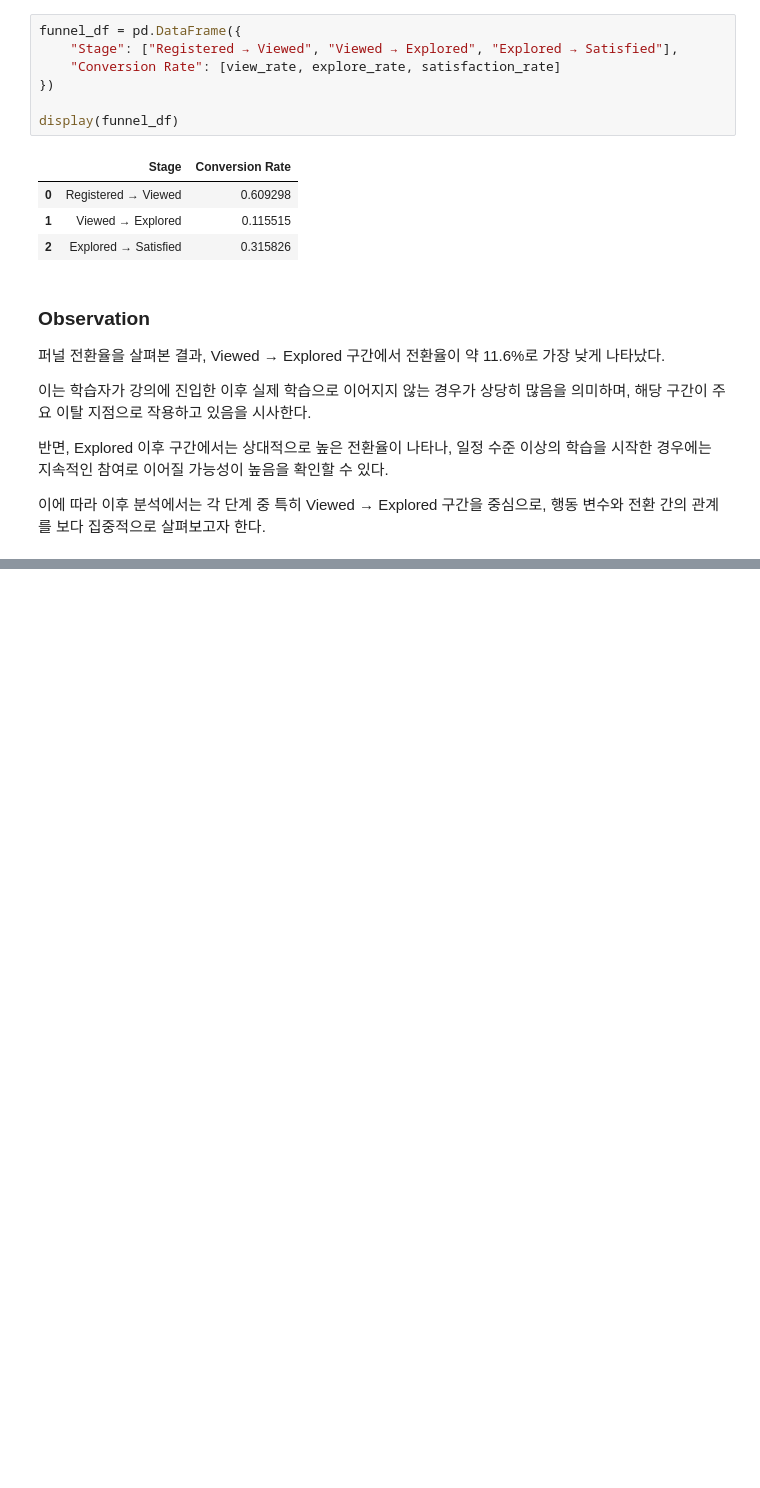
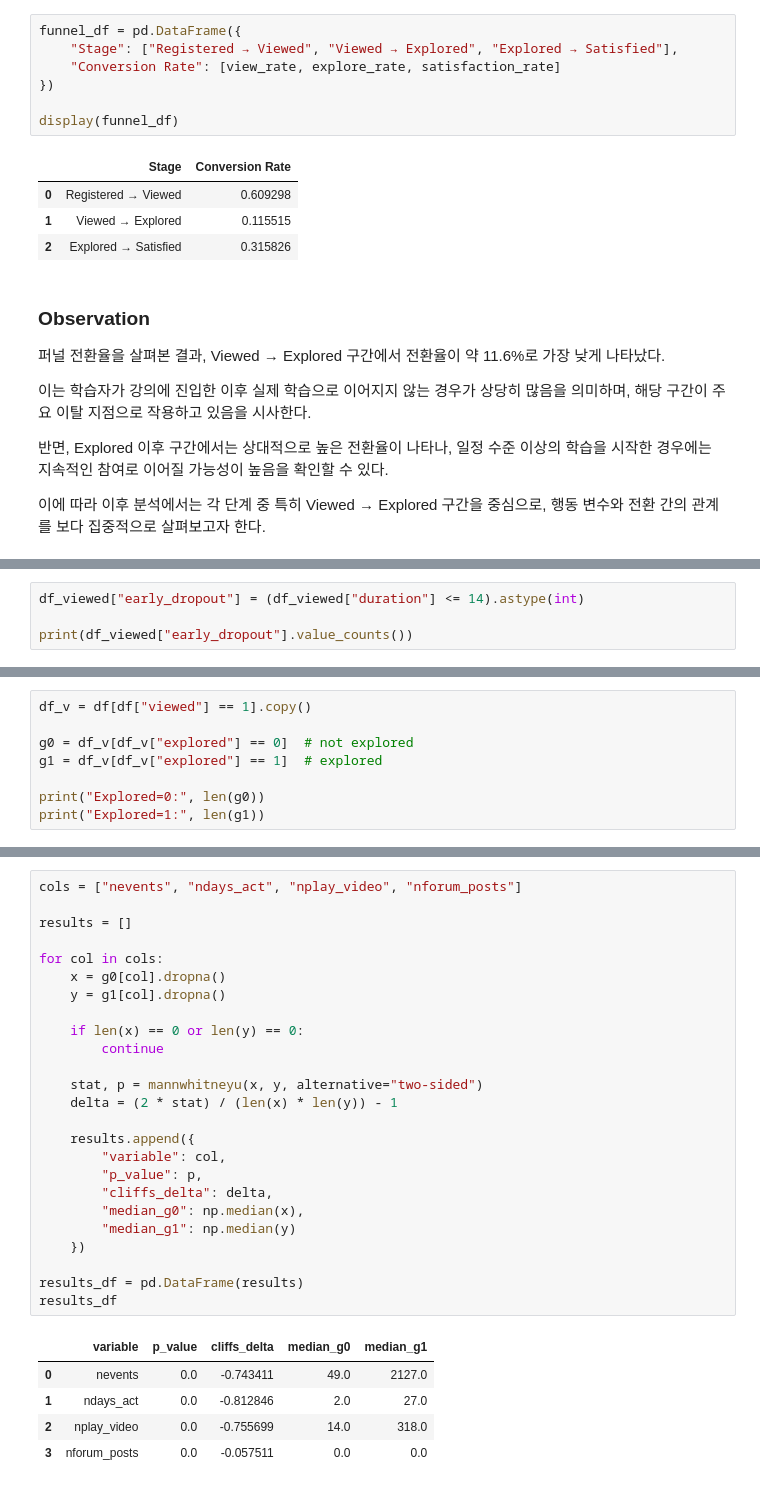
Before and after one commit to Ojirokim/data-analysis-practical-project, a Jupyter notebook: 김규열/mooc_funnel_threshold_analysis.ipynb, the cells around one changed output, grey strips where cells are left out. Saved outputs shown, nothing was run; the diff lists cells and outputs as text; blank space fills up the shorter version.

```diff
--- a/김규열/mooc_funnel_threshold_analysis.ipynb
+++ b/김규열/mooc_funnel_threshold_analysis.ipynb
@@ -319,0 +351,4 @@ for col in cols:
+# %%
+df_viewed["early_dropout"] = (df_viewed["duration"] <= 14).astype(int)
+
+print(df_viewed["early_dropout"].value_counts())
@@ -319,0 +580,8 @@ for col in cols:
+# %%
+df_v = df[df["viewed"] == 1].copy()
+
+g0 = df_v[df_v["explored"] == 0]  # not explored
+g1 = df_v[df_v["explored"] == 1]  # explored
+
+print("Explored=0:", len(g0))
+print("Explored=1:", len(g1))
@@ -319,0 +603,31 @@ for col in cols:
+# %%
+cols = ["nevents", "ndays_act", "nplay_video", "nforum_posts"]
+
+results = []
+
+for col in cols:
+    x = g0[col].dropna()
+    y = g1[col].dropna()
+
+    if len(x) == 0 or len(y) == 0:
+        continue
+
+    stat, p = mannwhitneyu(x, y, alternative="two-sided")
+    delta = (2 * stat) / (len(x) * len(y)) - 1
+
+    results.append({
+        "variable": col,
+        "p_value": p,
+        "cliffs_delta": delta,
+        "median_g0": np.median(x),
+        "median_g1": np.median(y)
+    })
+
+results_df = pd.DataFrame(results)
+results_df
+# %% [output]
+|  | variable | p_value | cliffs_delta | median_g0 | median_g1 |
+| 0 | nevents | 0.0 | -0.743411 | 49.0 | 2127.0 |
+| 1 | ndays_act | 0.0 | -0.812846 | 2.0 | 27.0 |
+| 2 | nplay_video | 0.0 | -0.755699 | 14.0 | 318.0 |
+| 3 | nforum_posts | 0.0 | -0.057511 | 0.0 | 0.0 |
```
Also changed, not shown: parts of 54 cells of this notebook.
